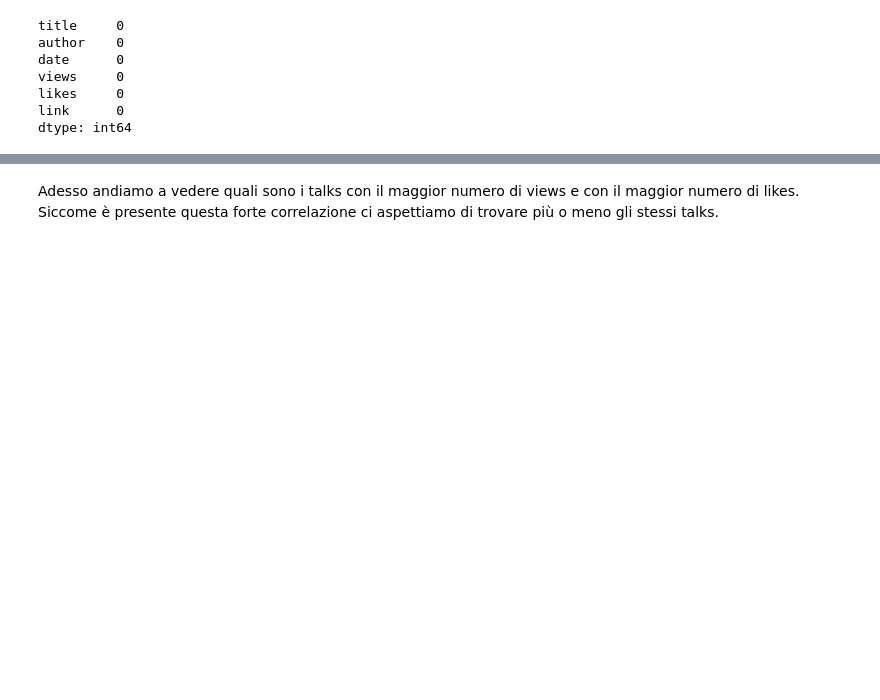
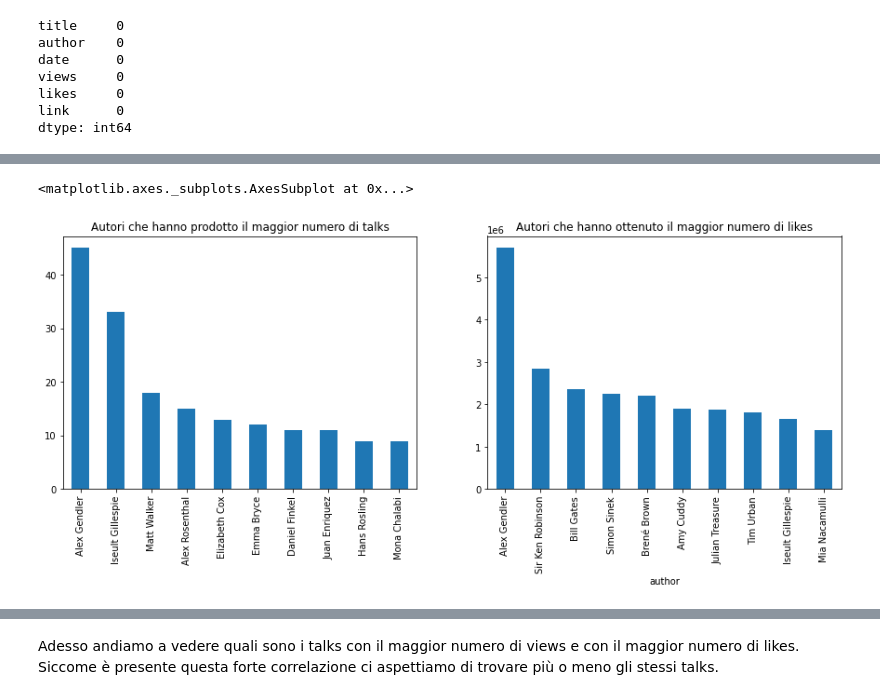
Before and after one commit to Fili00/Analisi_TedTalkDataset, a Jupyter notebook: progetto.ipynb, the cells around one changed output, grey strips where cells are left out. Drawn from its saved outputs; the diff is of its cells as text; code cells hidden in the pictures; blank space fills up the shorter version.

```diff
--- a/progetto.ipynb
+++ b/progetto.ipynb
@@ -124,0 +249,18 @@ plt.plot(X_train, y_hat, color='r')
+# %%
+authorProduct = ted.sort_values(by='author')['author'].value_counts()
+authorProductLimited = authorProduct.nlargest(10)
+
+
+authorLikes = ted.sort_values(by='author').groupby('author')['likes'].sum() #normalizzazione
+authorLikesLimited = authorLikes.nlargest(10)
+
+
+
+plt.figure(figsize=(15,5))
+plt.subplot(1,2,1)
+authorProductLimited.plot(kind='bar', title="Autori che hanno prodotto il maggior numero di talks")
+plt.subplot(1,2,2)
+authorLikesLimited.plot(kind='bar', title="Autori che hanno ottenuto il maggior numero di likes")
+# %% [output]
+<matplotlib.axes._subplots.AxesSubplot at 0x...>
+[figure, added]
```
Also changed, not shown: parts of 73 cells of this notebook.
